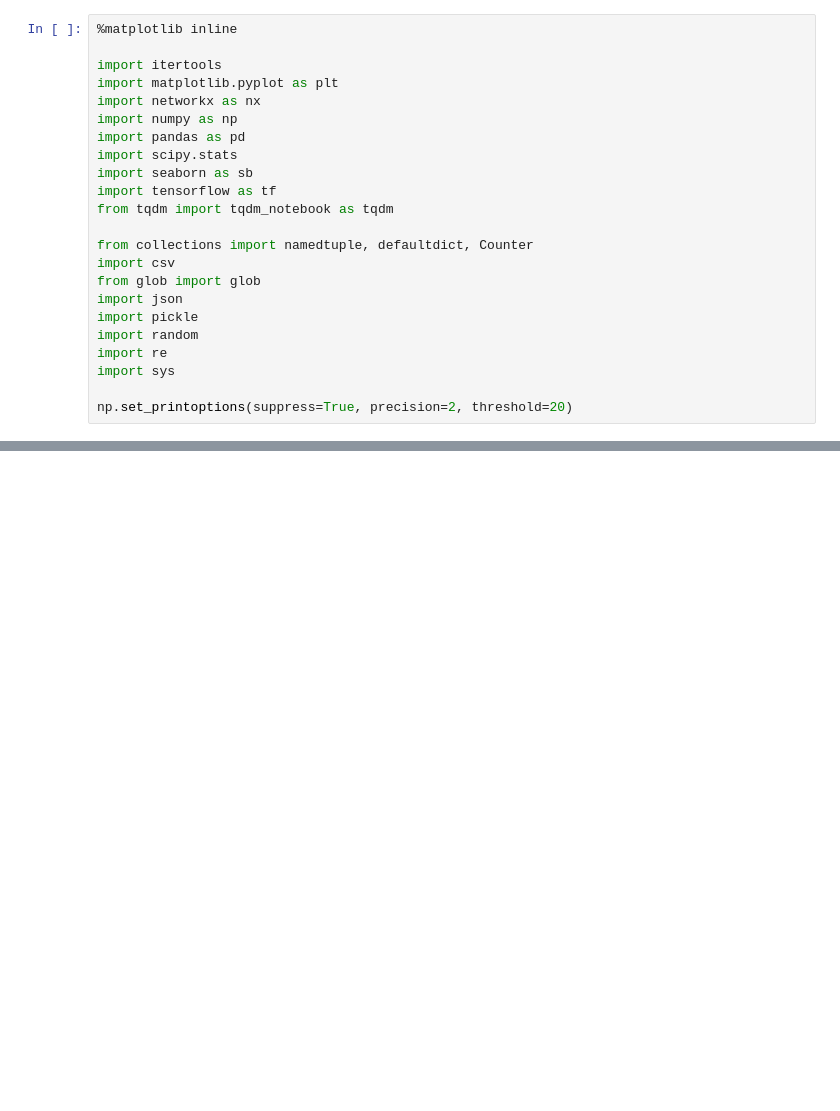
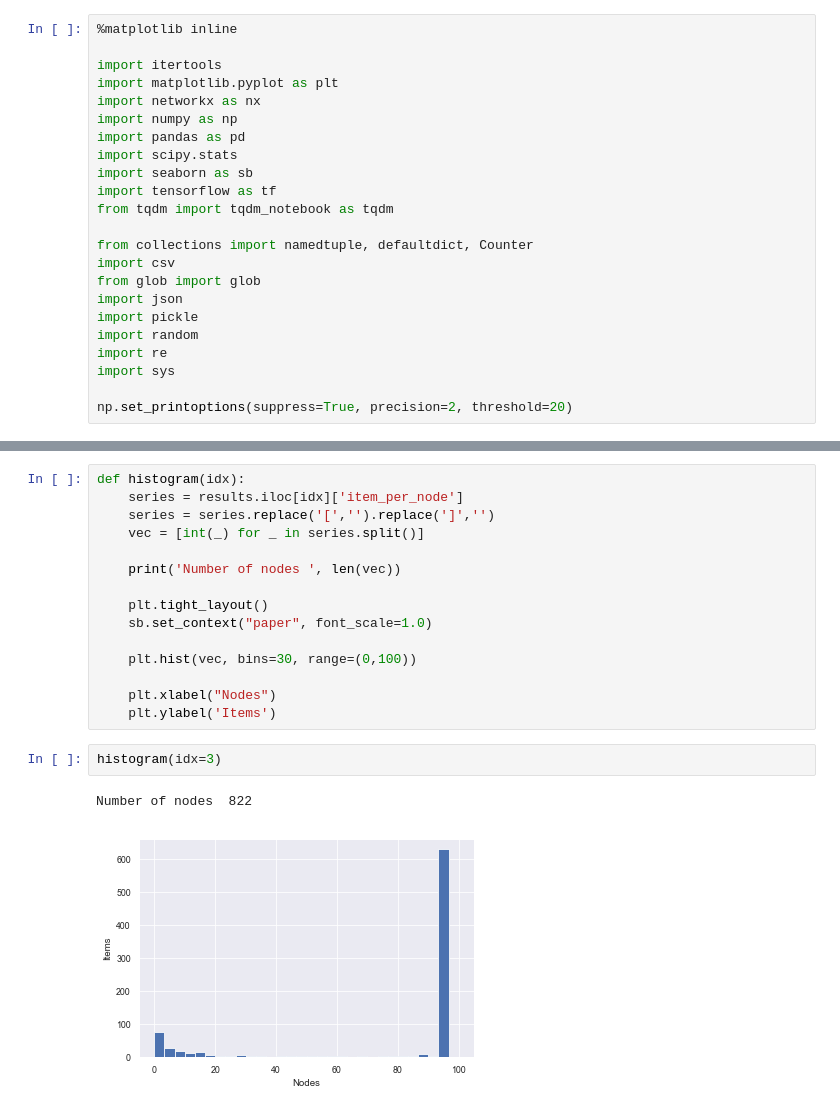
Before and after one commit to FedericoCinus/WoMG, a Jupyter notebook: src/experiments/parameter-analysis-plot.ipynb, the cells around one changed output, grey strips where cells are left out. Drawn from its saved outputs; the diff is of its cells as text; blank space fills up the shorter version.

```diff
--- a/src/experiments/parameter-analysis-plot.ipynb
+++ b/src/experiments/parameter-analysis-plot.ipynb
@@ -104,0 +125,20 @@ Viralities: [1, 4, 16, 64, 256, 1024, 4096, 16384, 65536, 262144, 1048576, 41943
+# %%
+def histogram(idx):
+    series = results.iloc[idx]['item_per_node']
+    series = series.replace('[','').replace(']','')
+    vec = [int(_) for _ in series.split()]
+
+    print('Number of nodes ', len(vec))
+
+    plt.tight_layout()
+    sb.set_context("paper", font_scale=1.0)
+
+    plt.hist(vec, bins=30, range=(0,100))
+
+    plt.xlabel("Nodes")
+    plt.ylabel('Items')
+# %%
+histogram(idx=3)
+# %% [output]
+Number of nodes  822
+[figure, added]
```
Also changed, not shown: parts of 4 cells of this notebook.
